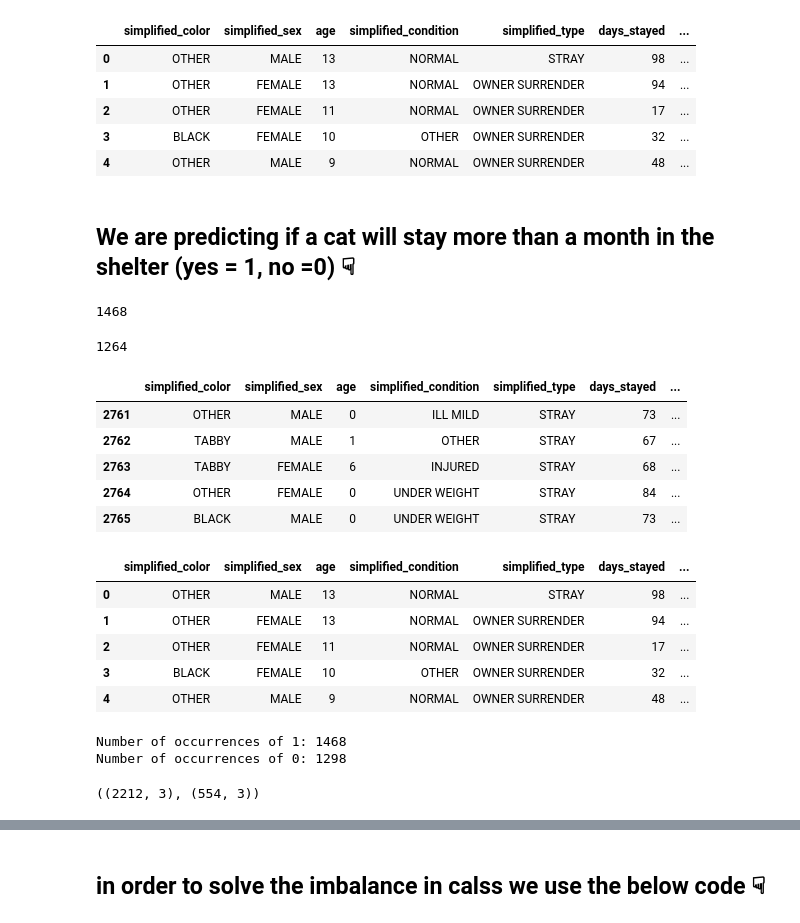
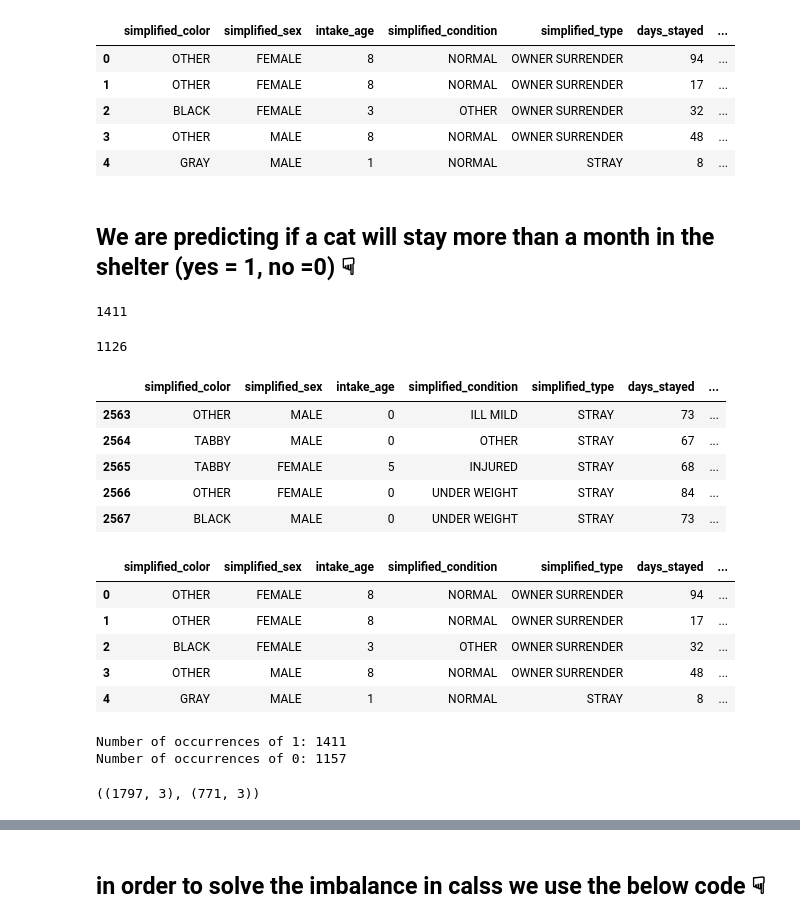
Before and after one commit to AhnafHamim/Furrever-stay, a Jupyter notebook: data-model/long_beach_random_forest_11_26_23.ipynb, the cells around one changed output, grey strips where cells are left out. Saved outputs shown, nothing was run; the diff lists cells and outputs as text; code cells hidden in the pictures.

```diff
--- a/data-model/long_beach_random_forest_11_26_23.ipynb
+++ b/data-model/long_beach_random_forest_11_26_23.ipynb
@@ -37,25 +37,25 @@ from sklearn.ensemble import RandomForestRegressor
 from imblearn.over_sampling import RandomOverSampler
 from imblearn.under_sampling import RandomUnderSampler
 # %%
-df = pd.read_csv('../dataset/long_beach_level_encoded_numeric_value_nov_26.csv')
+df = pd.read_csv('../dataset/long_beach_level_encoded_numeric_value_nov_28.csv')
 df.head()
 # %% [output]
-|  | simplified_color | simplified_sex | age | simplified_condition | simplified_type | days_stayed | ... |
-| 0 | OTHER | MALE | 13 | NORMAL | STRAY | 98 | ... |
-| 1 | OTHER | FEMALE | 13 | NORMAL | OWNER SURRENDER | 94 | ... |
-| 2 | OTHER | FEMALE | 11 | NORMAL | OWNER SURRENDER | 17 | ... |
-| 3 | BLACK | FEMALE | 10 | OTHER | OWNER SURRENDER | 32 | ... |
-| 4 | OTHER | MALE | 9 | NORMAL | OWNER SURRENDER | 48 | ... |
+|  | simplified_color | simplified_sex | intake_age | simplified_condition | simplified_type | days_stayed | ... |
+| 0 | OTHER | FEMALE | 8 | NORMAL | OWNER SURRENDER | 94 | ... |
+| 1 | OTHER | FEMALE | 8 | NORMAL | OWNER SURRENDER | 17 | ... |
+| 2 | BLACK | FEMALE | 3 | OTHER | OWNER SURRENDER | 32 | ... |
+| 3 | OTHER | MALE | 8 | NORMAL | OWNER SURRENDER | 48 | ... |
+| 4 | GRAY | MALE | 1 | NORMAL | STRAY | 8 | ... |
 # %% [markdown]
 ## We are predicting if a cat will stay more than a month in the shelter (yes = 1, no =0) ☟
 # %%
 (df['days_stayed']>30).sum()
 # %% [output]
-1468
+1411
 # %%
 (df['days_stayed']<30).sum()
 # %% [output]
-1264
+1126
 # %%
 # this part is to predict long or short stay (0,1)
 import pandas as pd
@@ -71,21 +71,21 @@ def categorize_stay(days_stayed):
 df['stay'] = df['days_stayed'].apply(categorize_stay)
 df.tail()
 # %% [output]
-|  | simplified_color | simplified_sex | age | simplified_condition | simplified_type | days_stayed | ... |
-| 2761 | OTHER | MALE | 0 | ILL MILD | STRAY | 73 | ... |
-| 2762 | TABBY | MALE | 1 | OTHER | STRAY | 67 | ... |
-| 2763 | TABBY | FEMALE | 6 | INJURED | STRAY | 68 | ... |
-| 2764 | OTHER | FEMALE | 0 | UNDER WEIGHT | STRAY | 84 | ... |
-| 2765 | BLACK | MALE | 0 | UNDER WEIGHT | STRAY | 73 | ... |
+|  | simplified_color | simplified_sex | intake_age | simplified_condition | simplified_type | days_stayed | ... |
+| 2563 | OTHER | MALE | 0 | ILL MILD | STRAY | 73 | ... |
+| 2564 | TABBY | MALE | 0 | OTHER | STRAY | 67 | ... |
+| 2565 | TABBY | FEMALE | 5 | INJURED | STRAY | 68 | ... |
+| 2566 | OTHER | FEMALE | 0 | UNDER WEIGHT | STRAY | 84 | ... |
+| 2567 | BLACK | MALE | 0 | UNDER WEIGHT | STRAY | 73 | ... |
 # %%
 df.head()
 # %% [output]
-|  | simplified_color | simplified_sex | age | simplified_condition | simplified_type | days_stayed | ... |
-| 0 | OTHER | MALE | 13 | NORMAL | STRAY | 98 | ... |
-| 1 | OTHER | FEMALE | 13 | NORMAL | OWNER SURRENDER | 94 | ... |
-| 2 | OTHER | FEMALE | 11 | NORMAL | OWNER SURRENDER | 17 | ... |
-| 3 | BLACK | FEMALE | 10 | OTHER | OWNER SURRENDER | 32 | ... |
-| 4 | OTHER | MALE | 9 | NORMAL | OWNER SURRENDER | 48 | ... |
+|  | simplified_color | simplified_sex | intake_age | simplified_condition | simplified_type | days_stayed | ... |
+| 0 | OTHER | FEMALE | 8 | NORMAL | OWNER SURRENDER | 94 | ... |
+| 1 | OTHER | FEMALE | 8 | NORMAL | OWNER SURRENDER | 17 | ... |
+| 2 | BLACK | FEMALE | 3 | OTHER | OWNER SURRENDER | 32 | ... |
+| 3 | OTHER | MALE | 8 | NORMAL | OWNER SURRENDER | 48 | ... |
+| 4 | GRAY | MALE | 1 | NORMAL | STRAY | 8 | ... |
 # %%
 count_ones = df['stay'].value_counts().get(1)
 print(f"Number of occurrences of 1: {count_ones}")
@@ -93,7 +93,7 @@ print(f"Number of occurrences of 1: {count_ones}")
 count_zeros = df['stay'].value_counts().get(0)
 print(f"Number of occurrences of 0: {count_zeros}")
 # %% [output]
-Number of occurrences of 1: 1468
-Number of occurrences of 0: 1298
+Number of occurrences of 1: 1411
+Number of occurrences of 0: 1157
 # %%
 # independent_variables = ['simplified_color_encoded', 'simplified_sex_encoded',
@@ -107,10 +107,14 @@ dependent_variable = 'stay'
 # %%
 X= df[independent_variables]
 y= df[dependent_variable]
-X_train, X_test,y_train, y_test = train_test_split(X, y, test_size=0.20, random_state=42)
+X_train, X_test,y_train, y_test = train_test_split(X, y, test_size=0.30, random_state=42)
 X_train.shape, X_test.shape
+
+# # Use imbalanced-learn to resample the training data
+# ros = RandomUnderSampler(sampling_strategy='auto', random_state=42)  # we can adjust the sampling_strategy as needed
+# X_resampled, y_resampled = ros.fit_resample(X_train, y_train)
 # %% [output]
-((2212, 3), (554, 3))
+((1797, 3), (771, 3))
 # %%
 (y_test==1).sum()
 # %% [output]
```
Also changed, not shown: parts of 54 cells of this notebook, 5 other files.
